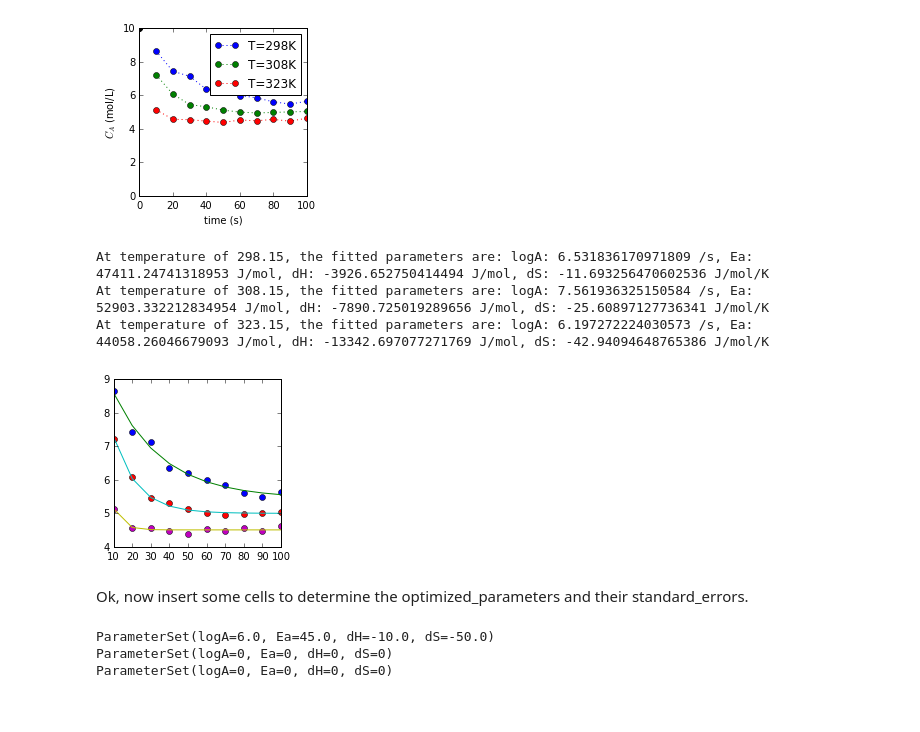
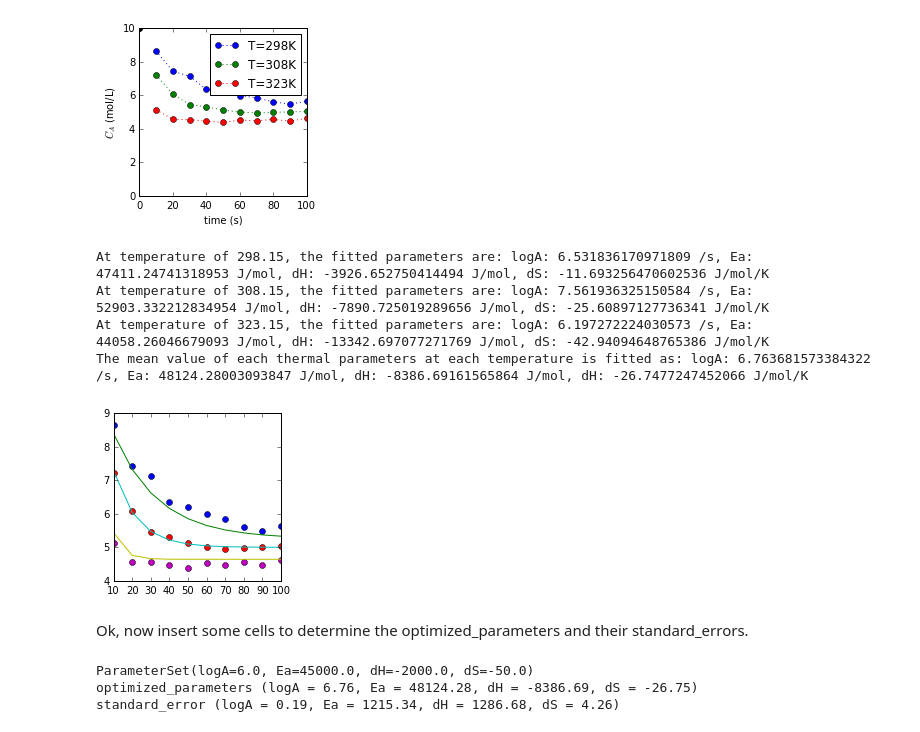
Before and after one commit to diang1989/regression, a Jupyter notebook: FittingExercise.ipynb, the cells around one changed output. Saved outputs shown, nothing was run; the diff lists cells and outputs as text; code cells hidden in the pictures.

```diff
--- a/FittingExercise.ipynb
+++ b/FittingExercise.ipynb
@@ -127,7 +127,14 @@ starting_guess = ParameterSet(
 
 # My homework begins here
 # I changed the starting guess a little bit, dH changed from -10000 to -2000
+# Create a new array for estimated parameters
 
+logA_file = np.zeros(3)
+Ea_file = np.zeros(3)
+dH_file = np.zeros(3)
+dS_file = np.zeros(3)
+
+# Start fitting from here
 
 for i in range (3):
     # setup the value of parameters
@@ -149,46 +156,68 @@ for i in range (3):
         C_A = k_r * C_A_0 / alpha + (10 - 10 * k_r / alpha) * np.exp(-alpha * t)
         return (C_A)
 
     X = np.array (experiments[i][2])
     Y = np.array (experiments[i][3])
     optimal_parameters, covariance  = scipy.optimize.curve_fit(function, X, Y, starting_guess)
-    logA = optimal_parameters[0]
-    Ea = optimal_parameters[1]
-    dH = optimal_parameters[2]
-    dS = optimal_parameters[3]
+    logA_file [i] = optimal_parameters[0]
+    Ea_file [i] = optimal_parameters[1]
+    dH_file [i] = optimal_parameters[2]
+    dS_file [i] = optimal_parameters[3]
 
     Ka = np.exp((dH - T [i]*dS) / (R* T[i]))
     k_f = 10**(logA) * np.exp(-Ea / ( R * T[i] ))
     k_r = k_f / Ka
     alpha = k_r + k_f
     t = X
     C_A = k_r * C_A_0 / alpha + (C_A_0 - C_A_0 * k_r / alpha) * np.exp(-alpha * t)
     plt.plot(experiments[i][2], experiments[i][3], 'o')
     plt.plot(X, C_A)
     print("At temperature of {}, the fitted parameters are: logA: {} /s, Ea: {} J/mol, dH: {} J/mol, dS: {} J/mol/K". format(T[i],optimal_parameters[0], optimal_parameters[1], optimal_parameters[2], optimal_parameters[3] ))
 
+#Calculate the mean of each parameter
+logA_mean = (logA_file[0] + logA_file[1] + logA_file[2])/3
+Ea_mean = (Ea_file[0] + Ea_file[1] + Ea_file[2])/3
+dH_mean = (dH_file[0] + dH_file[1] + dH_file[2])/3
+dS_mean = (dS_file[0] + dS_file[1] + dS_file[2])/3
+print("The mean value of each thermal parameters at each temperature is fitted as: logA: {} /s, Ea: {} J/mol, dH: {} J/mol, dH: {} J/mol/K". format(logA_mean, Ea_mean, dH_mean, dS_mean) )
+
+
+# Calculate the standard error
+# 1. calculated the standard deviation
+logA_std = np.std(logA_file)
+Ea_std = np.std(Ea_file)
+dH_std = np.std(dH_file)
+dS_std = np.std(dS_file)
+# 2. Calculated the standard error by deviding std sample number, in this case, sample number is equal to 3.
+logA_std_err = logA_std/3
+Ea_std_err = Ea_std/3
+dH_std_err = dH_std/3
+dS_std_err = dS_std/3
+
+
 # This should end up with your optimized parameters
 #optimized_parameters = ParameterSet(0,0,0,0)
 
 
 # This should end up with your standard errors (one sigma)
 # for the uncertainties in the fitted parameters.
 # i.e. there should be a 68% chance the true value is
 # at least this close to your optimized parameter.
 #standard_errors = ParameterSet(0,0,0,0)
 # %% [output]
 At temperature of 298.15, the fitted parameters are: logA: 6.531836170971809 /s, Ea: 47411.24741318953 J/mol, dH: -3926.652750414494 J/mol, dS: -11.693256470602536 J/mol/K
 At temperature of 308.15, the fitted parameters are: logA: 7.561936325150584 /s, Ea: 52903.332212834954 J/mol, dH: -7890.725019289656 J/mol, dS: -25.60897127736341 J/mol/K
 At temperature of 323.15, the fitted parameters are: logA: 6.197272224030573 /s, Ea: 44058.26046679093 J/mol, dH: -13342.697077271769 J/mol, dS: -42.94094648765386 J/mol/K
+The mean value of each thermal parameters at each temperature is fitted as: logA: 6.763681573384322 /s, Ea: 48124.28003093847 J/mol, dH: -8386.69161565864 J/mol, dH: -26.7477247452066 J/mol/K
-[figure, old version]
+[figure, new version]
 # %% [markdown]
 Ok, now insert some cells to determine the optimized_parameters and their standard_errors.
-# %%
-# Finish your notebook with this cell
-print(starting_guess)
-print(optimized_parameters)
-print(standard_errors)
-# %% [output]
-ParameterSet(logA=6.0, Ea=45.0, dH=-10.0, dS=-50.0)
-ParameterSet(logA=0, Ea=0, dH=0, dS=0)
-ParameterSet(logA=0, Ea=0, dH=0, dS=0)
+# %%
+# Finish your notebook with this cell
+print(starting_guess)
+print("optimized_parameters (logA = {}, Ea = {}, dH = {}, dS = {})". format(np.round(logA_mean,2), np.round(Ea_mean,2), np.round(dH_mean,2), np.round(dS_mean,2)))
+print("standard_error (logA = {}, Ea = {}, dH = {}, dS = {})". format(np.round(logA_std_err,2), np.round(Ea_std_err,2), np.round(dH_std_err,2), np.round(dS_std_err,2)))
+# %% [output]
+ParameterSet(logA=6.0, Ea=45000.0, dH=-2000.0, dS=-50.0)
+optimized_parameters (logA = 6.76, Ea = 48124.28, dH = -8386.69, dS = -26.75)
+standard_error (logA = 0.19, Ea = 1215.34, dH = 1286.68, dS = 4.26)
```
